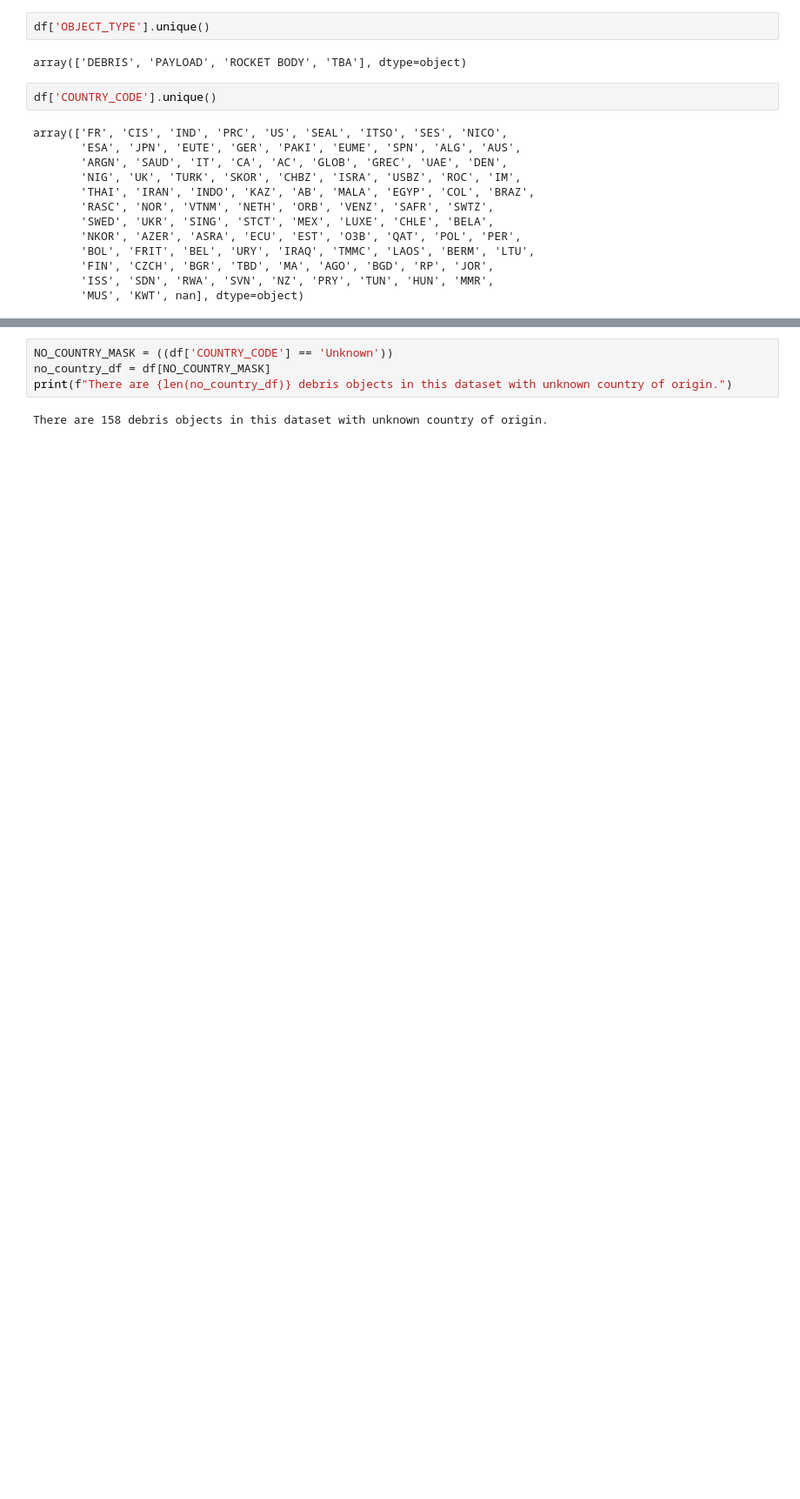
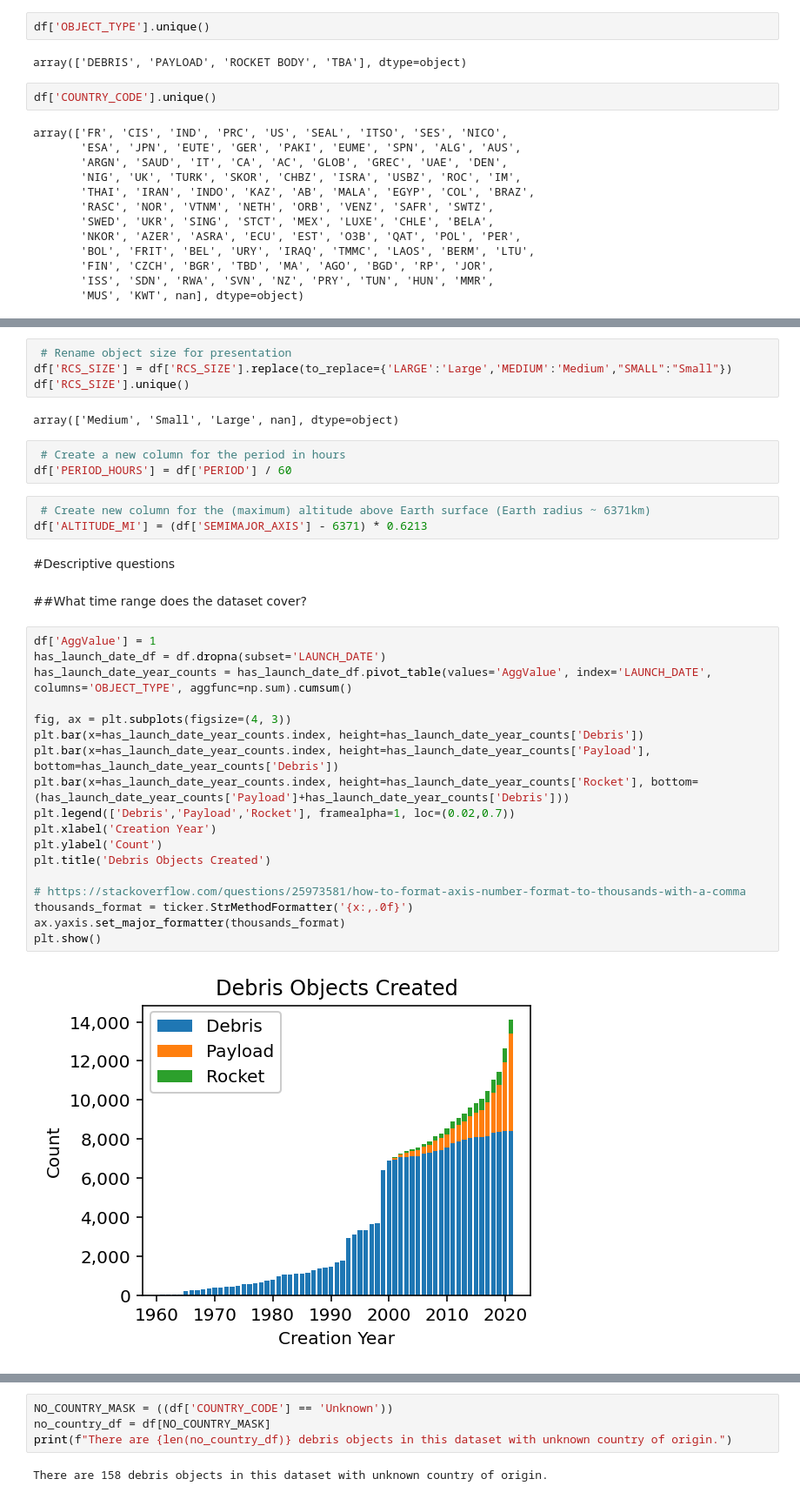
Before and after one commit to brayvid/space-debris-eda, a Jupyter notebook: space_debris_eda.ipynb, the cells around one changed output, grey strips where cells are left out. Shown: that part at 87% size. Saved outputs shown, nothing was run; the diff lists cells and outputs as text; blank space fills up the shorter version.

```diff
--- a/space_debris_eda.ipynb
+++ b/space_debris_eda.ipynb
@@ -307,0 +124,36 @@ plt.show()
+# %%
+ # Rename object size for presentation
+df['RCS_SIZE'] = df['RCS_SIZE'].replace(to_replace={'LARGE':'Large','MEDIUM':'Medium',"SMALL":"Small"})
+df['RCS_SIZE'].unique()
+# %% [output]
+array(['Medium', 'Small', 'Large', nan], dtype=object)
+# %%
+ # Create a new column for the period in hours
+df['PERIOD_HOURS'] = df['PERIOD'] / 60
+# %%
+ # Create new column for the (maximum) altitude above Earth surface (Earth radius ~ 6371km)
+df['ALTITUDE_MI'] = (df['SEMIMAJOR_AXIS'] - 6371) * 0.6213
+# %% [markdown]
+#Descriptive questions
+# %% [markdown]
+##What time range does the dataset cover?
+# %%
+df['AggValue'] = 1
+has_launch_date_df = df.dropna(subset='LAUNCH_DATE')
+has_launch_date_year_counts = has_launch_date_df.pivot_table(values='AggValue', index='LAUNCH_DATE', columns='OBJECT_TYPE', aggfunc=np.sum).cumsum()
+
+fig, ax = plt.subplots(figsize=(4, 3))
+plt.bar(x=has_launch_date_year_counts.index, height=has_launch_date_year_counts['Debris'])
+plt.bar(x=has_launch_date_year_counts.index, height=has_launch_date_year_counts['Payload'], bottom=has_launch_date_year_counts['Debris'])
+plt.bar(x=has_launch_date_year_counts.index, height=has_launch_date_year_counts['Rocket'], bottom=(has_launch_date_year_counts['Payload']+has_launch_date_year_counts['Debris']))
+plt.legend(['Debris','Payload','Rocket'], framealpha=1, loc=(0.02,0.7))
+plt.xlabel('Creation Year')
+plt.ylabel('Count')
+plt.title('Debris Objects Created')
+
+# https://stackoverflow.com/questions/25973581/how-to-format-axis-number-format-to-thousands-with-a-comma
+thousands_format = ticker.StrMethodFormatter('{x:,.0f}')
+ax.yaxis.set_major_formatter(thousands_format)
+plt.show()
+# %% [output]
+[figure, added]
```
Also changed, not shown: parts of 73 cells of this notebook, 3 other files.
